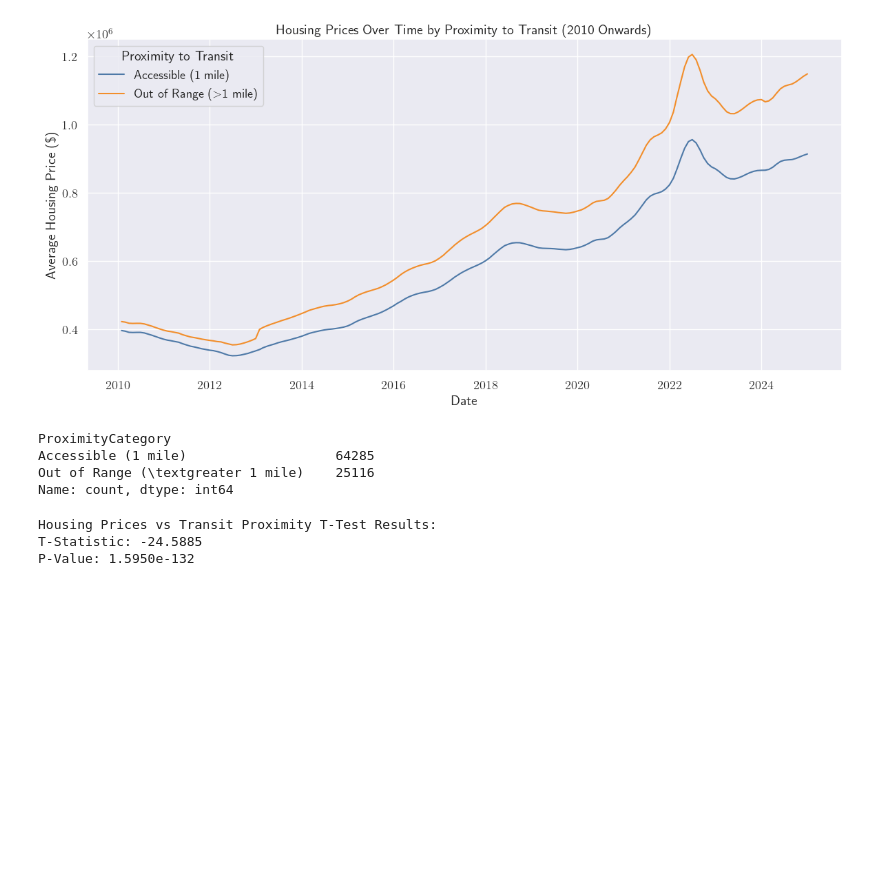
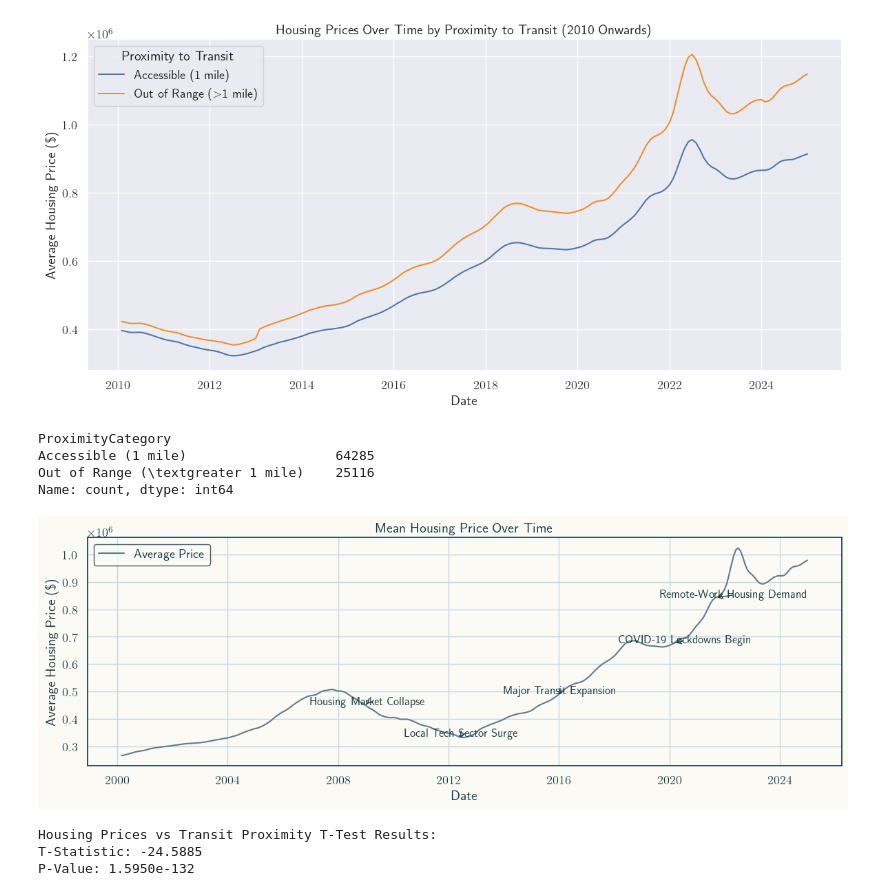
Before and after one commit to cparthiv/TSA-real-estate-analysis, a Jupyter notebook: draft.ipynb, the cells around one changed output. Saved outputs shown, nothing was run; the diff lists cells and outputs as text; code cells hidden in the pictures; blank space fills up the shorter version.

```diff
--- a/draft.ipynb
+++ b/draft.ipynb
@@ -237,3 +215,65 @@ ProximityCategory
 Accessible (1 mile)                   64285
 Out of Range (\textgreater 1 mile)    25116
 Name: count, dtype: int64
+# %%
+
+# Aggregate data
+df_merged = housing_geo.groupby("Date", as_index=False)["MedianPrice"].mean()
+
+# Create the figure and axes with custom background
+fig, ax = plt.subplots(figsize=(12, 4.5))
+fig.patch.set_facecolor('#fbfaf5')  # Figure background
+ax.set_facecolor('#fbfaf5')  # Axes background
+
+# Plot the line with specified color
+ax.plot(df_merged["Date"], df_merged["MedianPrice"], label="Average Price", color="#607c8e")
+
+# Customize title, labels, and grid
+ax.set_title("Mean Housing Price Over Time", color="#173a45")
+ax.set_xlabel("Date", color="#173a45")
+ax.set_ylabel("Average Housing Price (\$)", color="#173a45")
+ax.grid(True, color='#c2d9e9')
+
+# Set tick label colors
+ax.tick_params(axis='x', colors="#173a45")
+ax.tick_params(axis='y', colors="#173a45")
+
+# Color the spines
+for spine in ax.spines.values():
+    spine.set_color('#173a45')
+
+# Events to annotate
+events = [
+    ("2009-01-01", "Housing Market Collapse"),
+    ("2012-06-01", "Local Tech Sector Surge"),
+    ("2016-01-01", "Major Transit Expansion"),
+    ("2020-03-01", "COVID-19 Lockdowns Begin"),
+    ("2021-09-01", "Remote-Work Housing Demand")
+]
+
+# Annotate each event
+for date_str, label in events:
+    event_date = pd.to_datetime(date_str)
+    idx = (df_merged["Date"] - event_date).abs().idxmin()
+    x_val = df_merged.loc[idx, "Date"]
+    y_val = df_merged.loc[idx, "MedianPrice"]
+
+    ax.annotate(
+        label,
+        xy=(x_val, y_val),
+        xytext=(x_val - timedelta(days=365 * 2), y_val),
+        arrowprops=dict(arrowstyle="->", lw=1, color='#173a45'),
+        fontsize=12,
+        color='#173a45'  # annotation text color
+    )
+
+# Customize legend
+legend = ax.legend()
+legend.get_frame().set_facecolor('#fbfaf5')
+legend.get_frame().set_edgecolor('#173a45')
+for text in legend.get_texts():
+    text.set_color('#173a45')
+
+plt.show()
+# %% [output]
+[figure, added]
```
Also changed, not shown: parts of 10 cells of this notebook.
